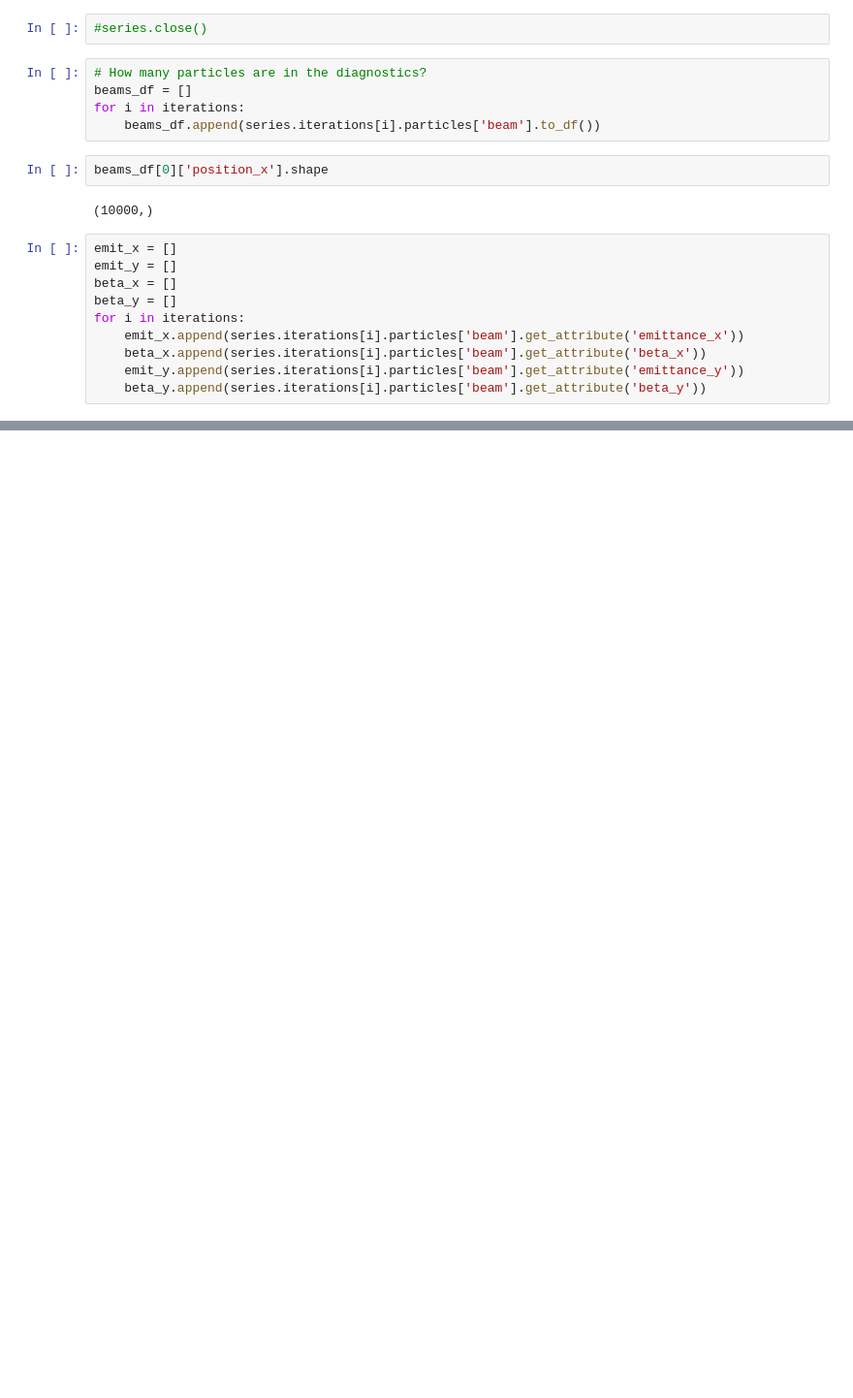
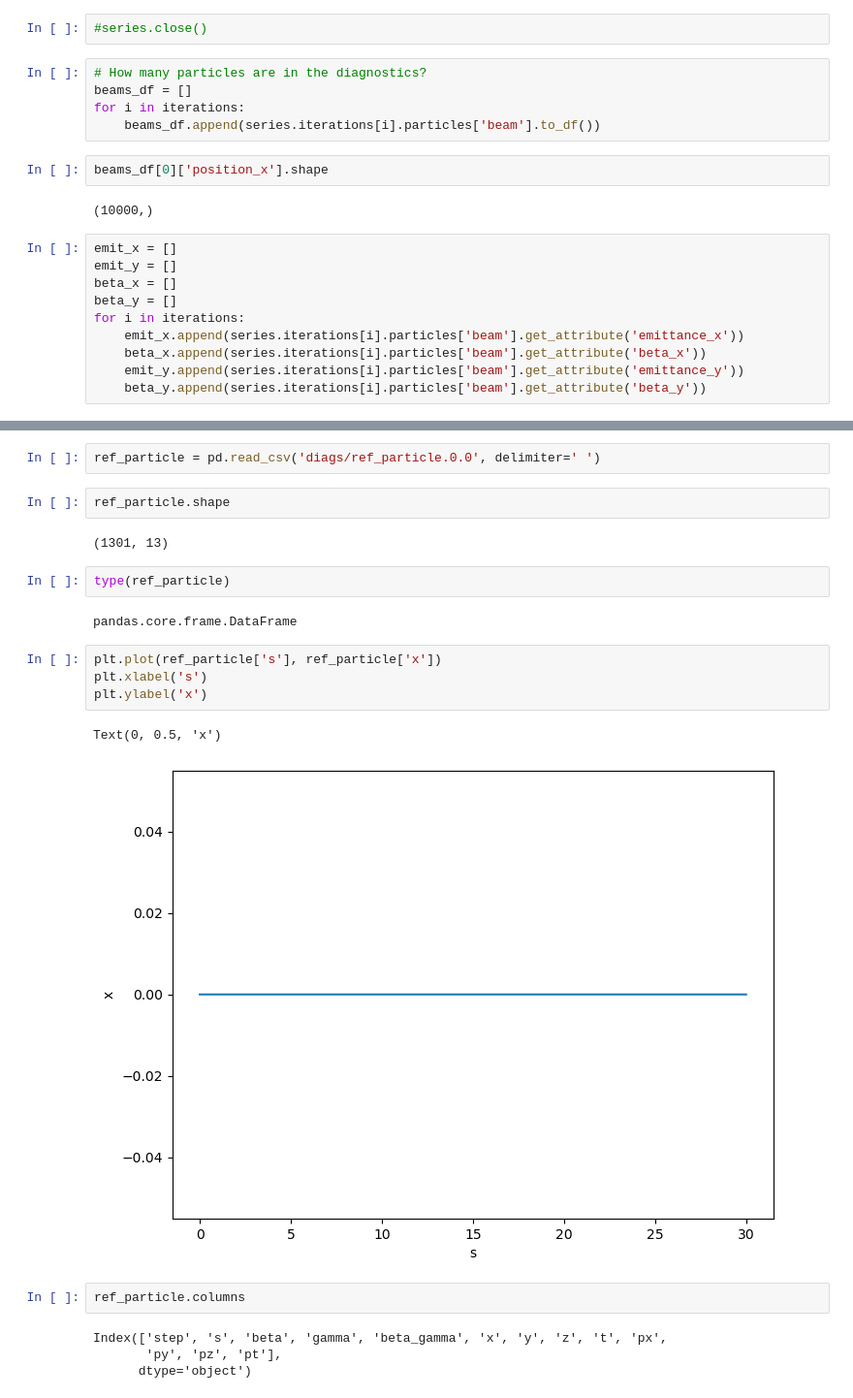
Before and after one commit to egstern/impactx-apps, a Jupyter notebook: realfodo_periods/analyze_fodo.ipynb, the cells around one changed output, grey strips where cells are left out. Shown at 97% size. Saved outputs shown, nothing was run; the diff lists cells and outputs as text; blank space fills up the shorter version.

```diff
--- a/realfodo_periods/analyze_fodo.ipynb
+++ b/realfodo_periods/analyze_fodo.ipynb
@@ -98,0 +99,23 @@ emit_x
+# %%
+ref_particle = pd.read_csv('diags/ref_particle.0.0', delimiter=' ')
+# %%
+ref_particle.shape
+# %% [output]
+(1301, 13)
+# %%
+type(ref_particle)
+# %% [output]
+pandas.core.frame.DataFrame
+# %%
+plt.plot(ref_particle['s'], ref_particle['x'])
+plt.xlabel('s')
+plt.ylabel('x')
+# %% [output]
+Text(0, 0.5, 'x')
+[figure, added]
+# %%
+ref_particle.columns
+# %% [output]
+Index(['step', 's', 'beta', 'gamma', 'beta_gamma', 'x', 'y', 'z', 't', 'px',
+       'py', 'pz', 'pt'],
+      dtype='object')
```
Also changed, not shown: parts of 8 cells of this notebook, 2 other files.
